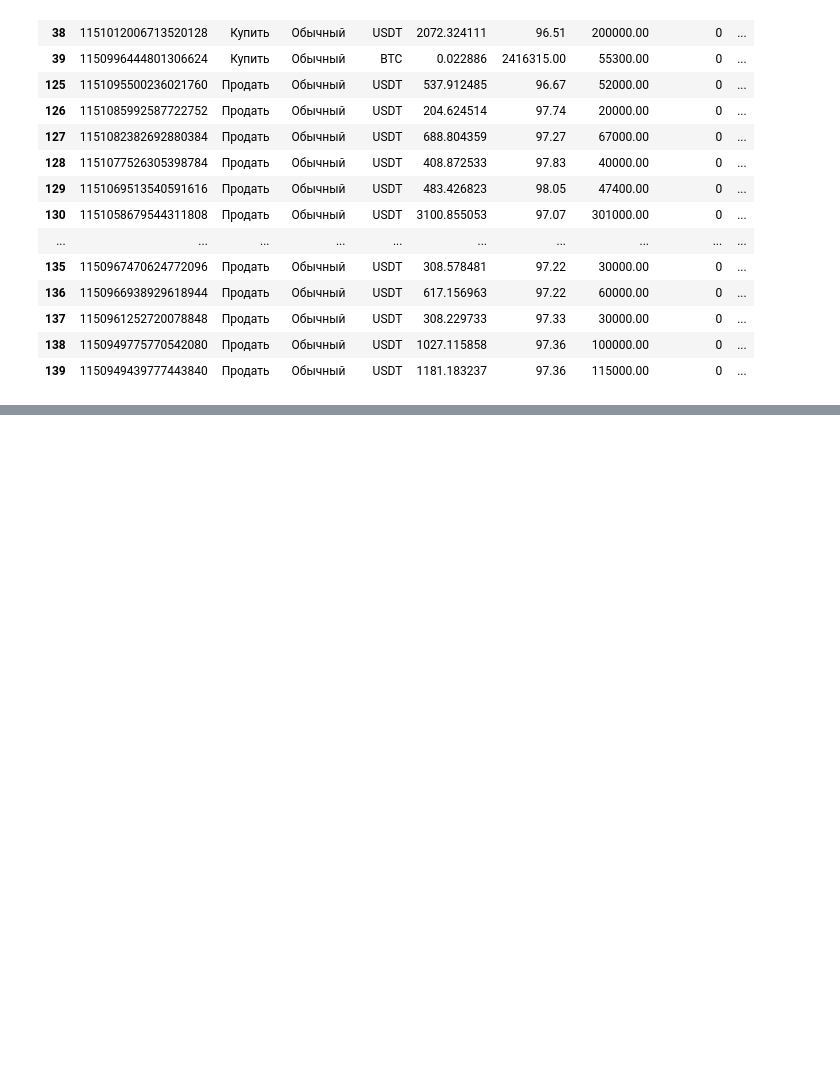
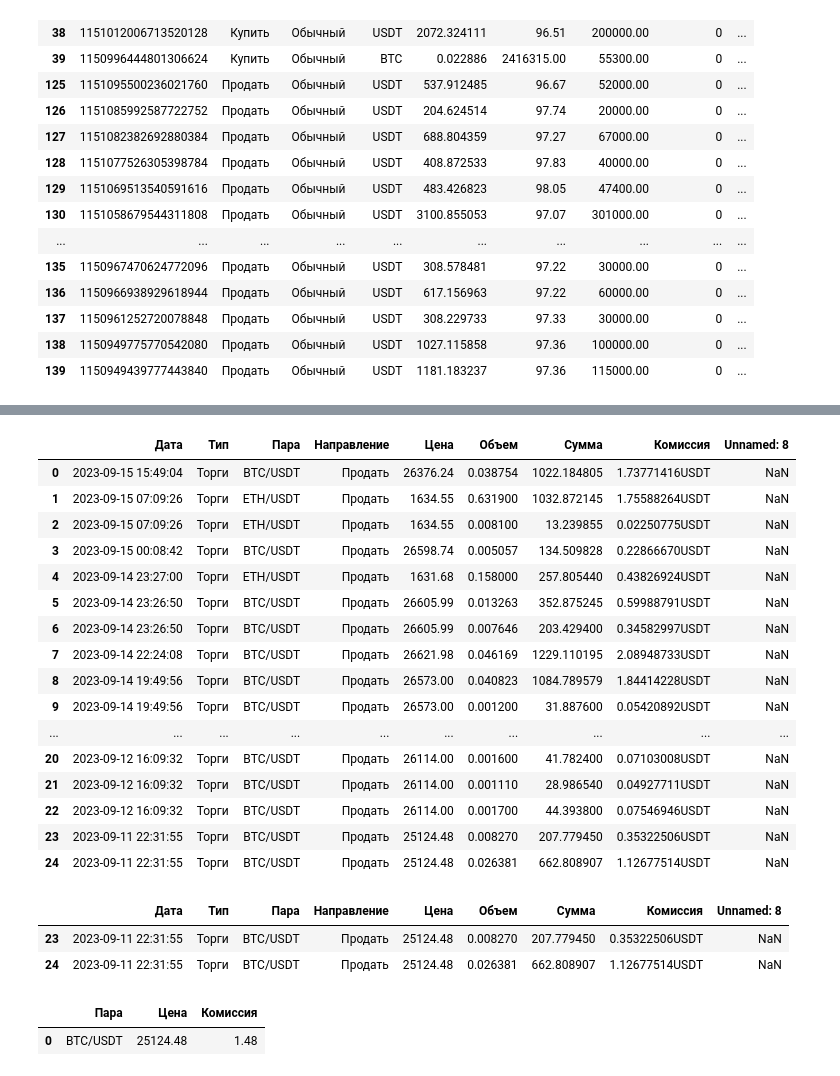
Before and after one commit to 0xN1ck/Accounting, a Jupyter notebook: jupyter-notebooks/huobi.ipynb, the cells around one changed output, grey strips where cells are left out. Drawn from its saved outputs; the diff is of its cells as text; code cells hidden in the pictures; blank space fills up the shorter version.

```diff
--- a/jupyter-notebooks/huobi.ipynb
+++ b/jupyter-notebooks/huobi.ipynb
@@ -46,3 +77,49 @@ display(filtered_data_huobi_history_p2p)
+# %%
+huobi_history_spot['Дата'] = pd.to_datetime(huobi_history_spot['Дата'])
+huobi_history_spot['Дата'] = huobi_history_spot['Дата'] - timedelta(hours=5)
+display(huobi_history_spot)
+# %% [output]
+|  | Дата | Тип | Пара | Направление | Цена | Объем | Сумма | Комиссия | Unnamed: 8 |
+| 0 | 2023-09-15 15:49:04 | Торги | BTC/USDT | Продать | 26376.24 | 0.038754 | 1022.184805 | 1.73771416USDT | NaN |
+| 1 | 2023-09-15 07:09:26 | Торги | ETH/USDT | Продать | 1634.55 | 0.631900 | 1032.872145 | 1.75588264USDT | NaN |
+| 2 | 2023-09-15 07:09:26 | Торги | ETH/USDT | Продать | 1634.55 | 0.008100 | 13.239855 | 0.02250775USDT | NaN |
+| 3 | 2023-09-15 00:08:42 | Торги | BTC/USDT | Продать | 26598.74 | 0.005057 | 134.509828 | 0.22866670USDT | NaN |
+| 4 | 2023-09-14 23:27:00 | Торги | ETH/USDT | Продать | 1631.68 | 0.158000 | 257.805440 | 0.43826924USDT | NaN |
+| 5 | 2023-09-14 23:26:50 | Торги | BTC/USDT | Продать | 26605.99 | 0.013263 | 352.875245 | 0.59988791USDT | NaN |
+| 6 | 2023-09-14 23:26:50 | Торги | BTC/USDT | Продать | 26605.99 | 0.007646 | 203.429400 | 0.34582997USDT | NaN |
+| 7 | 2023-09-14 22:24:08 | Торги | BTC/USDT | Продать | 26621.98 | 0.046169 | 1229.110195 | 2.08948733USDT | NaN |
+| 8 | 2023-09-14 19:49:56 | Торги | BTC/USDT | Продать | 26573.00 | 0.040823 | 1084.789579 | 1.84414228USDT | NaN |
+| 9 | 2023-09-14 19:49:56 | Торги | BTC/USDT | Продать | 26573.00 | 0.001200 | 31.887600 | 0.05420892USDT | NaN |
+| ... | ... | ... | ... | ... | ... | ... | ... | ... | ... |
+| 20 | 2023-09-12 16:09:32 | Торги | BTC/USDT | Продать | 26114.00 | 0.001600 | 41.782400 | 0.07103008USDT | NaN |
+| 21 | 2023-09-12 16:09:32 | Торги | BTC/USDT | Продать | 26114.00 | 0.001110 | 28.986540 | 0.04927711USDT | NaN |
+| 22 | 2023-09-12 16:09:32 | Торги | BTC/USDT | Продать | 26114.00 | 0.001700 | 44.393800 | 0.07546946USDT | NaN |
+| 23 | 2023-09-11 22:31:55 | Торги | BTC/USDT | Продать | 25124.48 | 0.008270 | 207.779450 | 0.35322506USDT | NaN |
+| 24 | 2023-09-11 22:31:55 | Торги | BTC/USDT | Продать | 25124.48 | 0.026381 | 662.808907 | 1.12677514USDT | NaN |
+# %%
+tolerance = timedelta(minutes=5)
+huobi_history_spot['Дата'] = pd.to_datetime(huobi_history_spot['Дата'])
+filtered_data_huobi_history_p2p_copy = filtered_data_huobi_history_p2p.copy()
+filtered_data_huobi_history_p2p_copy['Время'] = pd.to_datetime(filtered_data_huobi_history_p2p_copy['Время'])
+filtered_time_huobi_spot = huobi_history_spot[huobi_history_spot['Дата'].apply(lambda x: any(abs(x - filtered_data_huobi_history_p2p_copy['Время']) < tolerance))]
+display(filtered_time_huobi_spot)
+# %% [output]
+|  | Дата | Тип | Пара | Направление | Цена | Объем | Сумма | Комиссия | Unnamed: 8 |
+| 23 | 2023-09-11 22:31:55 | Торги | BTC/USDT | Продать | 25124.48 | 0.008270 | 207.779450 | 0.35322506USDT | NaN |
+| 24 | 2023-09-11 22:31:55 | Торги | BTC/USDT | Продать | 25124.48 | 0.026381 | 662.808907 | 1.12677514USDT | NaN |
+# %%
+filtered_time_huobi_spot = filtered_time_huobi_spot.copy()
+filtered_time_huobi_spot['Комиссия'] = filtered_time_huobi_spot['Комиссия'].astype(str).str.replace(r'[^\d.]', '', regex=True)
+filtered_time_huobi_spot['Комиссия'] = pd.to_numeric(filtered_time_huobi_spot['Комиссия'])
+
+huobi_spot_mean_sum = filtered_time_huobi_spot.groupby('Пара').agg({'Цена': 'mean', 'Комиссия': 'sum'})
+huobi_spot_mean_sum.reset_index(inplace=True)
+display(huobi_spot_mean_sum)
+# filtered_df = huobi_spot_mean_sum[huobi_spot_mean_sum['Пара'].str.contains('BTC')]
+# display(filtered_df)
+# %% [output]
+|  | Пара | Цена | Комиссия |
+| 0 | BTC/USDT | 25124.48 | 1.48 |
 # %%
 from openpyxl import load_workbook
 from openpyxl.styles import Font, Alignment
```
Also changed, not shown: parts of 4 cells of this notebook, 12 other files.
